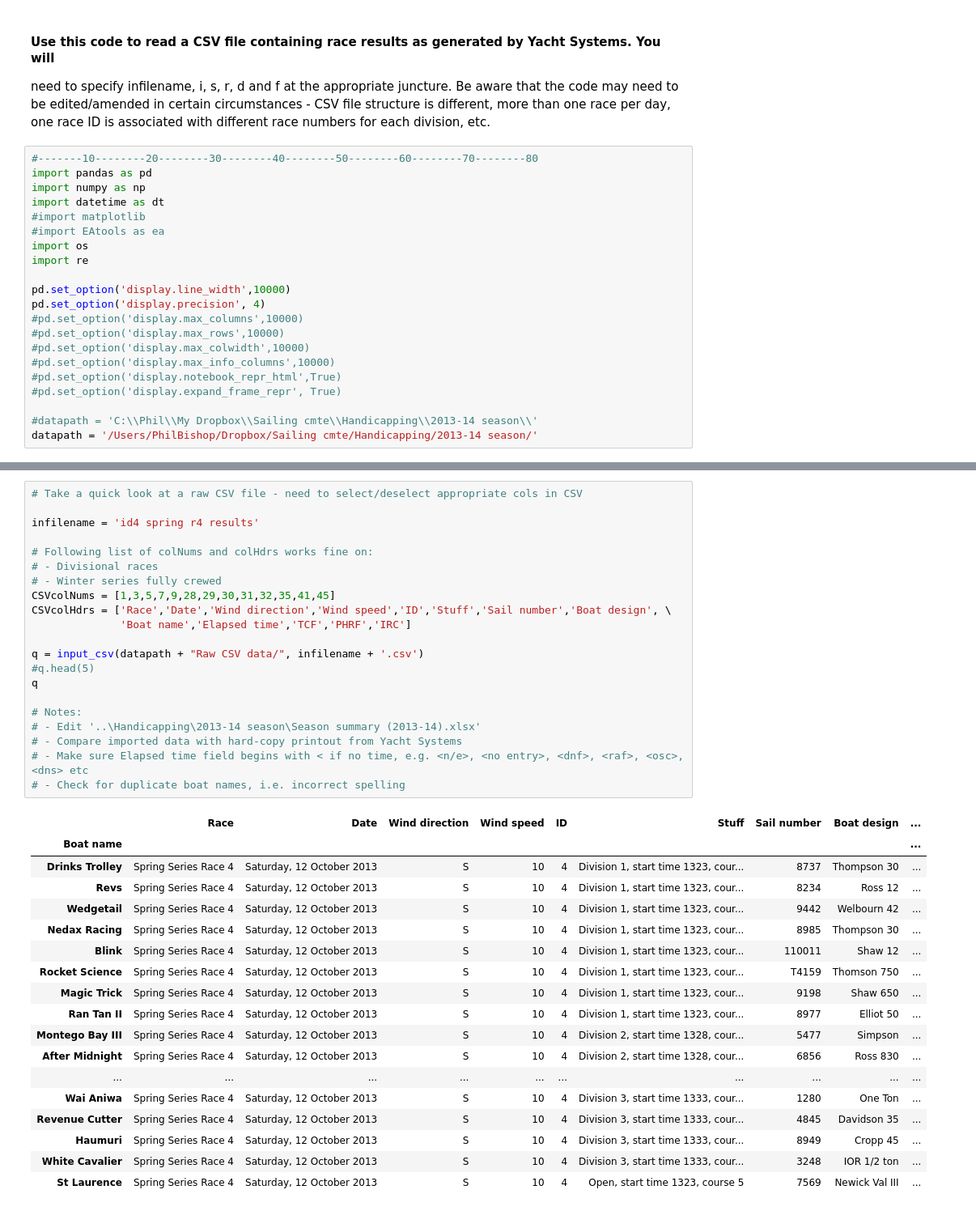
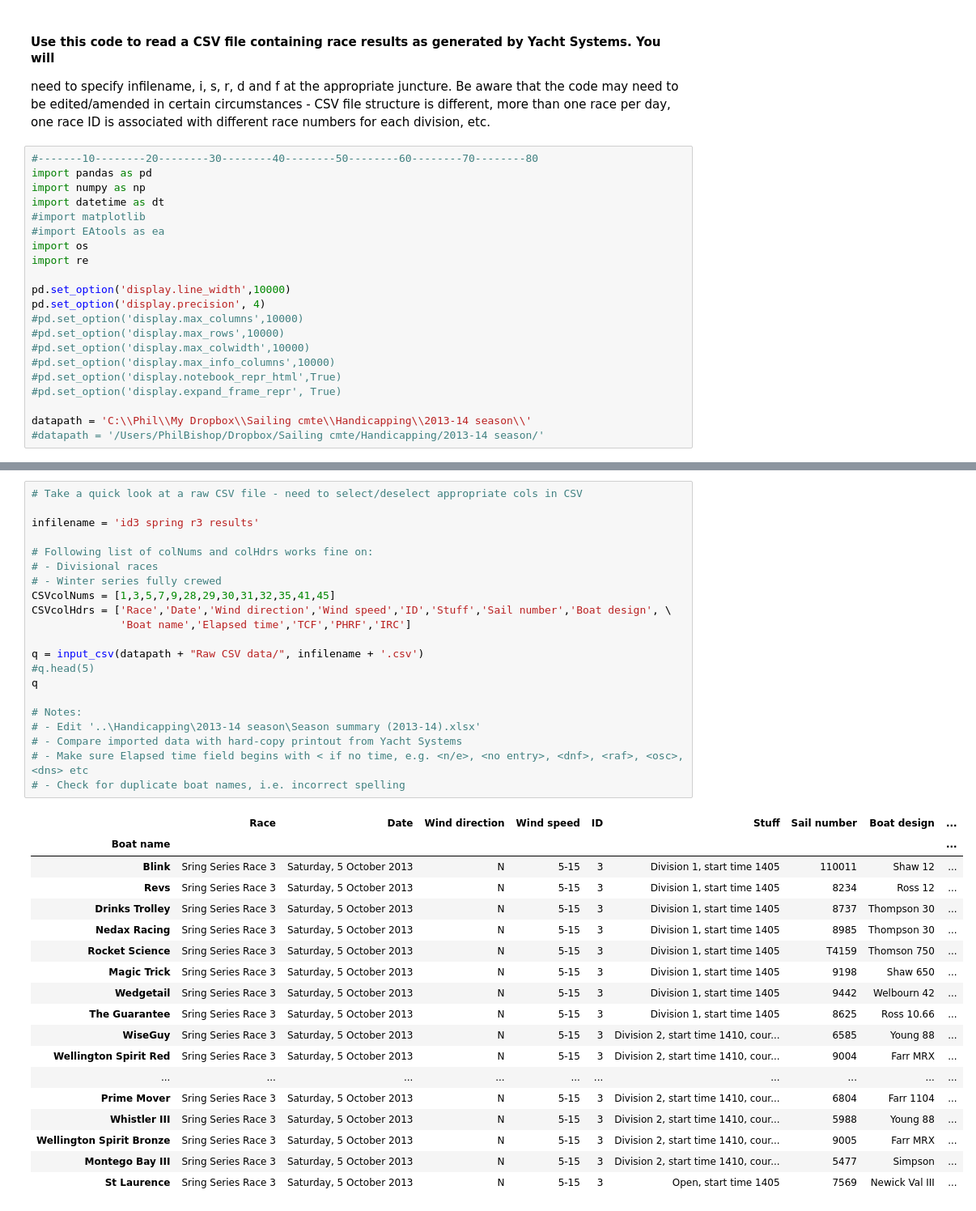
Before and after one commit to drphilbishop/RPNYC_race_analysis, a Jupyter notebook: processRawRaceData.ipynb, the cells around one changed output, grey strips where cells are left out. Shown at 81% size. Drawn from its saved outputs; the diff is of its cells as text.

```diff
--- a/processRawRaceData.ipynb
+++ b/processRawRaceData.ipynb
@@ -22,8 +22,8 @@ pd.set_option('display.precision', 4)
 #pd.set_option('display.notebook_repr_html',True)
 #pd.set_option('display.expand_frame_repr', True)
 
-#datapath = 'C:\\Phil\\My Dropbox\\Sailing cmte\\Handicapping\\2013-14 season\\'
-datapath = '/Users/PhilBishop/Dropbox/Sailing cmte/Handicapping/2013-14 season/'
+datapath = 'C:\\Phil\\My Dropbox\\Sailing cmte\\Handicapping\\2013-14 season\\'
+#datapath = '/Users/PhilBishop/Dropbox/Sailing cmte/Handicapping/2013-14 season/'
 # %%
 # Define functions - if these functions are used frequently, consider moving them into a package.
 
@@ -66,43 +125,43 @@ def get_division(x):
 # %%
 # Take a quick look at a raw CSV file - need to select/deselect appropriate cols in CSV
 
-infilename = 'id4 spring r4 results'
+infilename = 'id3 spring r3 results'
 
 # Following list of colNums and colHdrs works fine on:
 # - Divisional races
 # - Winter series fully crewed
 CSVcolNums = [1,3,5,7,9,28,29,30,31,32,35,41,45]
 CSVcolHdrs = ['Race','Date','Wind direction','Wind speed','ID','Stuff','Sail number','Boat design', \
               'Boat name','Elapsed time','TCF','PHRF','IRC']
 
 q = input_csv(datapath + "Raw CSV data/", infilename + '.csv')
 #q.head(5)
 q
 
 # Notes:
 # - Edit '..\Handicapping\2013-14 season\Season summary (2013-14).xlsx'
 # - Compare imported data with hard-copy printout from Yacht Systems
 # - Make sure Elapsed time field begins with < if no time, e.g. <n/e>, <no entry>, <dnf>, <raf>, <osc>, <dns> etc
 # - Check for duplicate boat names, i.e. incorrect spelling
 # %% [output]
 |  | Race | Date | Wind direction | Wind speed | ID | Stuff | Sail number | Boat design | ... |
 | Boat name |  |  |  |  |  |  |  |  | ... |
-| Drinks Trolley | Spring Series Race 4 | Saturday, 12 October 2013 | S | 10 | 4 | Division 1, start time 1323, cour... | 8737 | Thompson 30 | ... |
-| Revs | Spring Series Race 4 | Saturday, 12 October 2013 | S | 10 | 4 | Division 1, start time 1323, cour... | 8234 | Ross 12 | ... |
-| Wedgetail | Spring Series Race 4 | Saturday, 12 October 2013 | S | 10 | 4 | Division 1, start time 1323, cour... | 9442 | Welbourn 42 | ... |
-| Nedax Racing | Spring Series Race 4 | Saturday, 12 October 2013 | S | 10 | 4 | Division 1, start time 1323, cour... | 8985 | Thompson 30 | ... |
-| Blink | Spring Series Race 4 | Saturday, 12 October 2013 | S | 10 | 4 | Division 1, start time 1323, cour... | 110011 | Shaw 12 | ... |
-| Rocket Science | Spring Series Race 4 | Saturday, 12 October 2013 | S | 10 | 4 | Division 1, start time 1323, cour... | T4159 | Thomson 750 | ... |
-| Magic Trick | Spring Series Race 4 | Saturday, 12 October 2013 | S | 10 | 4 | Division 1, start time 1323, cour... | 9198 | Shaw 650 | ... |
-| Ran Tan II | Spring Series Race 4 | Saturday, 12 October 2013 | S | 10 | 4 | Division 1, start time 1323, cour... | 8977 | Elliot 50 | ... |
-| Montego Bay III | Spring Series Race 4 | Saturday, 12 October 2013 | S | 10 | 4 | Division 2, start time 1328, cour... | 5477 | Simpson | ... |
-| After Midnight | Spring Series Race 4 | Saturday, 12 October 2013 | S | 10 | 4 | Division 2, start time 1328, cour... | 6856 | Ross 830 | ... |
+| Blink | Sring Series Race 3 | Saturday, 5 October 2013 | N | 5-15 | 3 | Division 1, start time 1405 | 110011 | Shaw 12 | ... |
+| Revs | Sring Series Race 3 | Saturday, 5 October 2013 | N | 5-15 | 3 | Division 1, start time 1405 | 8234 | Ross 12 | ... |
+| Drinks Trolley | Sring Series Race 3 | Saturday, 5 October 2013 | N | 5-15 | 3 | Division 1, start time 1405 | 8737 | Thompson 30 | ... |
+| Nedax Racing | Sring Series Race 3 | Saturday, 5 October 2013 | N | 5-15 | 3 | Division 1, start time 1405 | 8985 | Thompson 30 | ... |
+| Rocket Science | Sring Series Race 3 | Saturday, 5 October 2013 | N | 5-15 | 3 | Division 1, start time 1405 | T4159 | Thomson 750 | ... |
+| Magic Trick | Sring Series Race 3 | Saturday, 5 October 2013 | N | 5-15 | 3 | Division 1, start time 1405 | 9198 | Shaw 650 | ... |
+| Wedgetail | Sring Series Race 3 | Saturday, 5 October 2013 | N | 5-15 | 3 | Division 1, start time 1405 | 9442 | Welbourn 42 | ... |
+| The Guarantee | Sring Series Race 3 | Saturday, 5 October 2013 | N | 5-15 | 3 | Division 1, start time 1405 | 8625 | Ross 10.66 | ... |
+| WiseGuy | Sring Series Race 3 | Saturday, 5 October 2013 | N | 5-15 | 3 | Division 2, start time 1410, cour... | 6585 | Young 88 | ... |
+| Wellington Spirit Red | Sring Series Race 3 | Saturday, 5 October 2013 | N | 5-15 | 3 | Division 2, start time 1410, cour... | 9004 | Farr MRX | ... |
 | ... | ... | ... | ... | ... | ... | ... | ... | ... | ... |
-| Wai Aniwa | Spring Series Race 4 | Saturday, 12 October 2013 | S | 10 | 4 | Division 3, start time 1333, cour... | 1280 | One Ton | ... |
-| Revenue Cutter | Spring Series Race 4 | Saturday, 12 October 2013 | S | 10 | 4 | Division 3, start time 1333, cour... | 4845 | Davidson 35 | ... |
-| Haumuri | Spring Series Race 4 | Saturday, 12 October 2013 | S | 10 | 4 | Division 3, start time 1333, cour... | 8949 | Cropp 45 | ... |
-| White Cavalier | Spring Series Race 4 | Saturday, 12 October 2013 | S | 10 | 4 | Division 3, start time 1333, cour... | 3248 | IOR 1/2 ton | ... |
-| St Laurence | Spring Series Race 4 | Saturday, 12 October 2013 | S | 10 | 4 | Open, start time 1323, course 5 | 7569 | Newick Val III | ... |
+| Prime Mover | Sring Series Race 3 | Saturday, 5 October 2013 | N | 5-15 | 3 | Division 2, start time 1410, cour... | 6804 | Farr 1104 | ... |
+| Whistler III | Sring Series Race 3 | Saturday, 5 October 2013 | N | 5-15 | 3 | Division 2, start time 1410, cour... | 5988 | Young 88 | ... |
+| Wellington Spirit Bronze | Sring Series Race 3 | Saturday, 5 October 2013 | N | 5-15 | 3 | Division 2, start time 1410, cour... | 9005 | Farr MRX | ... |
+| Montego Bay III | Sring Series Race 3 | Saturday, 5 October 2013 | N | 5-15 | 3 | Division 2, start time 1410, cour... | 5477 | Simpson | ... |
+| St Laurence | Sring Series Race 3 | Saturday, 5 October 2013 | N | 5-15 | 3 | Open, start time 1405 | 7569 | Newick Val III | ... |
 # %%
 # Create a uniformly structured dataframe for the current race data
 
```
Also changed, not shown: parts of 3 cells of this notebook.
